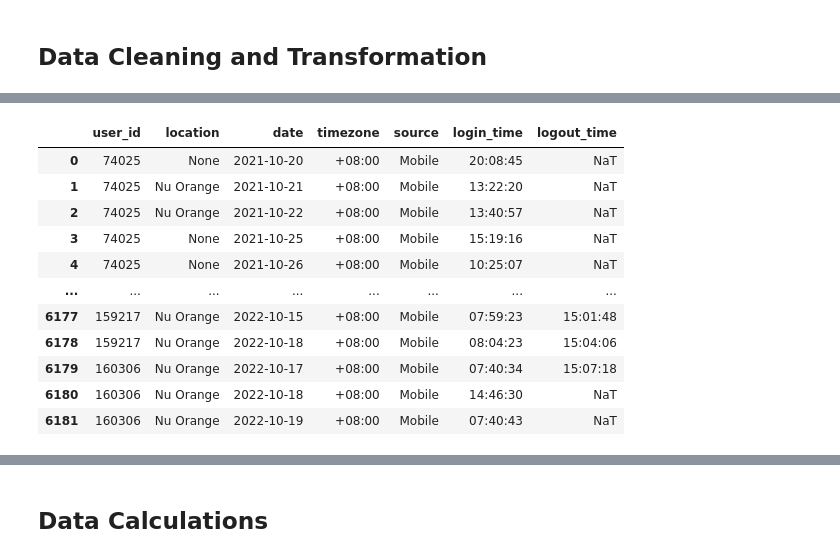
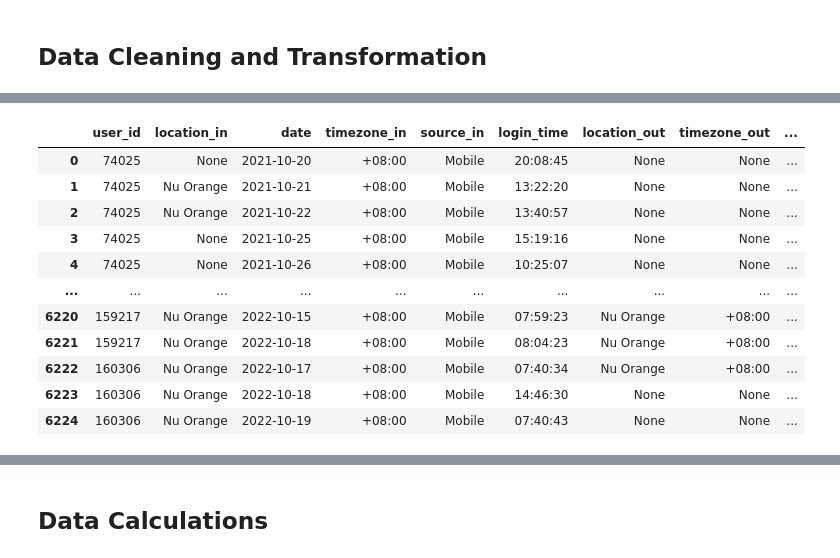
Before and after one commit to ebernardino01/DataAnalystPortfolio, a Jupyter notebook: Clockster/Clockster_Data_Analysis_Notebook.ipynb, the cells around one changed output, grey strips where cells are left out. Cells and saved outputs as stored; diff of their text form; code cells hidden in the pictures.

Commit message:
Added calculated columns in merge

```diff
--- a/Clockster/Clockster_Data_Analysis_Notebook.ipynb
+++ b/Clockster/Clockster_Data_Analysis_Notebook.ipynb
@@ -15,7 +17,9 @@ import seaborn as sns
 pd.set_option('display.max_columns', None)
 # %%
 # Load attendance.csv
-df_att = pd.read_csv('https://drive.google.com/uc?export=download&id=1P4u7REFFte05IECi2os6R5tDzmG_7dgx')
+df_att = pd.read_csv(
+    'https://drive.google.com/uc?export=download&id=1P4u7REFFte05IECi2os6R5tDzmG_7dgx'
+)
 print(df_att.shape)
 df_att.info()
 # %% [output]
@@ -137,7 +149,11 @@ memory usage: 7.3+ KB
 ## Data Cleaning and Transformation
 # %%
 # Remove the empty columns
-df_att = df_att.loc[:, ~df_att.columns.isin(['first_name', 'last_name'])]
-df_lr = df_lr.loc[:, ~df_lr.columns.isin(['first_name', 'last_name', 'time_start', 'time_end', 'timezone'])]
-df_user = df_user.loc[:, ~df_user.columns.isin(['first_name', 'last_name'])]
-df_pay = df_pay.loc[:, ~df_pay.columns.isin(['first_name', 'last_name'])]
+df_att_clean = df_att.loc[:, ~df_att.columns.isin(['first_name', 'last_name'])]
+df_lr_clean = df_lr.loc[:, ~df_lr.columns.isin(
+    ['first_name', 'last_name', 'time_start', 'time_end', 'timezone']
+)]
+df_user_clean = df_user.loc[:, ~df_user.columns.isin(
+    ['first_name', 'last_name']
+)]
+df_pay_clean = df_pay.loc[:, ~df_pay.columns.isin(['first_name', 'last_name'])]
@@ -274,33 +337,64 @@ shape after 2nd explode: (26130, 9)
 26130 rows × 9 columns
 # %%
 # Clean and transform attendance dataframe
-df_att.loc[:, 'location'] = df_att['location'].fillna('None').copy()
-df_att['source'] = df_att['source'].str.title()
+df_att_clean = df_att_clean.copy()
+df_att_clean['source'] = df_att_clean['source'].str.title()
+df_att_clean['location'].fillna('None', inplace=True)
+df_att_clean['date'] = pd.to_datetime(
+    df_att_clean['date'],
+    format='%Y-%m-%d'
+).dt.date
 
-print(f'shape before transform: {df_att.shape}')
+print(f'shape before transform: {df_att_clean.shape}')
 group_cols = ['user_id', 'location', 'date', 'timezone', 'source']
 
 # Filter IN records and group by user_id, location, date, timezone, and source,
 # then get the minimum time for each group and rename the time column
-login = df_att[df_att['case'] == 'IN'].groupby(group_cols)['time'].min().rename('login_time').reset_index()
+login = \
+    df_att_clean[
+        df_att_clean['case'] == 'IN'
+    ].groupby(group_cols)['time'].min().rename('login_time').reset_index()
 
 # Filter OUT records and group by user_id, location, date, timezone, and source,
 # then get the maximum time for each group and rename the time column
-logout = df_att[df_att['case'] == 'OUT'].groupby(group_cols)['time'].max().rename('logout_time').reset_index()
+logout = \
+    df_att_clean[
+        df_att_clean['case'] == 'OUT'
+    ].groupby(group_cols)['time'].max().rename('logout_time').reset_index()
 
 # Join the login and logout DataFrames
-login_logout = pd.merge(login, logout, on=group_cols, how='left')
+join_cols = ['user_id', 'date']
+login_logout = pd.merge(
+    login,
+    logout,
+    on=join_cols,
+    how='left',
+    suffixes=('_in', '_out')
+)
 
-# Fill the missing logout_time values with NaN
+# Fill the missing values
 login_logout['logout_time'] = login_logout['logout_time'].fillna(pd.NaT)
+login_logout['location_out'] = login_logout['location_out'].fillna('None')
+login_logout['timezone_out'] = login_logout['timezone_out'].fillna('None')
+login_logout['source_out'] = login_logout['source_out'].fillna('None')
+
+# Convert the times into time format
+login_logout['login_time'] = pd.to_datetime(
+    login_logout['login_time'],
+    format='%H:%M:%S'
+).dt.time
+login_logout['logout_time'] = pd.to_datetime(
+    login_logout['logout_time'],
+    format='%H:%M:%S'
+).dt.time
 
 # Sort the result by user_id, log_date, and login_time
 login_logout = login_logout.sort_values(['user_id', 'date', 'login_time'])
 
 # Reset the index
 login_logout = login_logout.reset_index(drop=True)
-df_att = login_logout.copy()
-print(f'shape after transform: {df_att.shape}')
-df_att
+df_att_clean = login_logout.copy()
+print(f'shape after transform: {df_att_clean.shape}')
+df_att_clean
 # %% [output]
 shape before transform: (12635, 7)
@@ -308,12 +402,12 @@ shape after transform: (6182, 7)
-|  | user_id | location | date | timezone | source | login_time | logout_time |
-| 0 | 74025 | None | 2021-10-20 | +08:00 | Mobile | 20:08:45 | NaT |
-| 1 | 74025 | Nu Orange | 2021-10-21 | +08:00 | Mobile | 13:22:20 | NaT |
-| 2 | 74025 | Nu Orange | 2021-10-22 | +08:00 | Mobile | 13:40:57 | NaT |
-| 3 | 74025 | None | 2021-10-25 | +08:00 | Mobile | 15:19:16 | NaT |
-| 4 | 74025 | None | 2021-10-26 | +08:00 | Mobile | 10:25:07 | NaT |
-| ... | ... | ... | ... | ... | ... | ... | ... |
-| 6177 | 159217 | Nu Orange | 2022-10-15 | +08:00 | Mobile | 07:59:23 | 15:01:48 |
-| 6178 | 159217 | Nu Orange | 2022-10-18 | +08:00 | Mobile | 08:04:23 | 15:04:06 |
-| 6179 | 160306 | Nu Orange | 2022-10-17 | +08:00 | Mobile | 07:40:34 | 15:07:18 |
-| 6180 | 160306 | Nu Orange | 2022-10-18 | +08:00 | Mobile | 14:46:30 | NaT |
-| 6181 | 160306 | Nu Orange | 2022-10-19 | +08:00 | Mobile | 07:40:43 | NaT |
+|  | user_id | location_in | date | timezone_in | source_in | login_time | location_out | timezone_out | ... |
+| 0 | 74025 | None | 2021-10-20 | +08:00 | Mobile | 20:08:45 | None | None | ... |
+| 1 | 74025 | Nu Orange | 2021-10-21 | +08:00 | Mobile | 13:22:20 | None | None | ... |
+| 2 | 74025 | Nu Orange | 2021-10-22 | +08:00 | Mobile | 13:40:57 | None | None | ... |
+| 3 | 74025 | None | 2021-10-25 | +08:00 | Mobile | 15:19:16 | None | None | ... |
+| 4 | 74025 | None | 2021-10-26 | +08:00 | Mobile | 10:25:07 | None | None | ... |
+| ... | ... | ... | ... | ... | ... | ... | ... | ... | ... |
+| 6220 | 159217 | Nu Orange | 2022-10-15 | +08:00 | Mobile | 07:59:23 | Nu Orange | +08:00 | ... |
+| 6221 | 159217 | Nu Orange | 2022-10-18 | +08:00 | Mobile | 08:04:23 | Nu Orange | +08:00 | ... |
+| 6222 | 160306 | Nu Orange | 2022-10-17 | +08:00 | Mobile | 07:40:34 | Nu Orange | +08:00 | ... |
+| 6223 | 160306 | Nu Orange | 2022-10-18 | +08:00 | Mobile | 14:46:30 | None | None | ... |
+| 6224 | 160306 | Nu Orange | 2022-10-19 | +08:00 | Mobile | 07:40:43 | None | None | ... |
```
Also changed, not shown: parts of 18 cells of this notebook.
